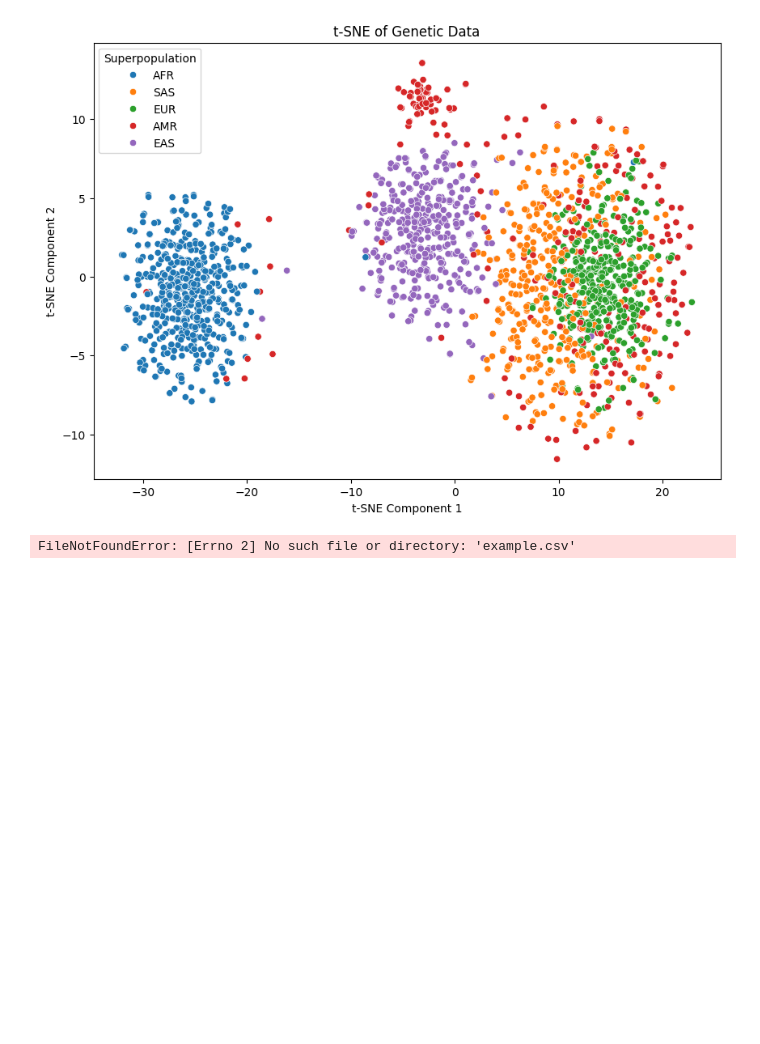
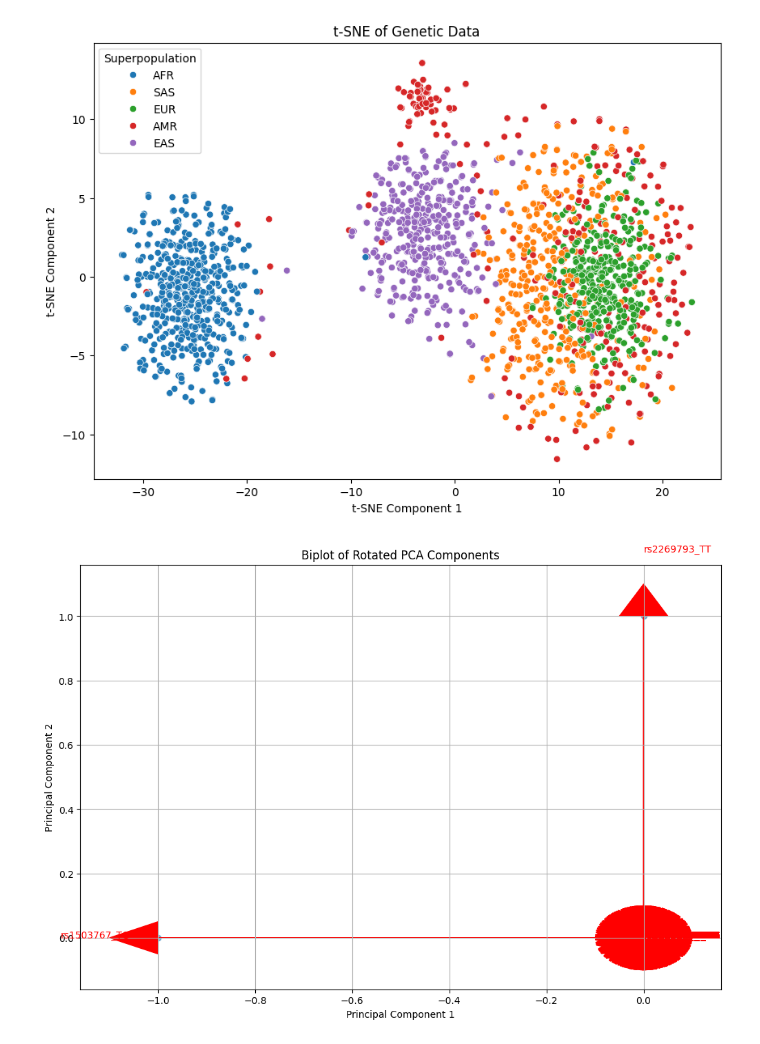
Before and after one commit to K-G-Witt/project4-team1, a Jupyter notebook: PCA.ipynb, the cells around one changed output. Saved outputs shown, nothing was run; the diff lists cells and outputs as text; code cells hidden in the pictures; blank space fills up the shorter version.

```diff
--- a/PCA.ipynb
+++ b/PCA.ipynb
@@ -287,26 +273,58 @@ plt.show()
 [figure]
 # %%
 
-# Chunker for later?
+# # Chunker for later?
 
-import pandas as pd
-def one_hot_encode_chunk(chunk, categorical_columns):
-    return pd.get_dummies(chunk, columns=categorical_columns)
-# Define the path to the large dataset
-file_path = 'example.csv'
-# Specify the columns to be one-hot encoded
-categorical_columns = ['category1', 'category2', 'category3']
-# Define the chunk size
-chunk_size = 10000
-# Initialize an empty list to store processed chunks
-processed_chunks = []
-# Read and process the data in chunks
-for chunk in pd.read_csv(file_path, chunksize=chunk_size):
-    # One-hot encode the categorical columns in the chunk
-    encoded_chunk = one_hot_encode_chunk(chunk, categorical_columns)
-# Concatenate all processed chunks into a single DataFrame
-processed_data = pd.concat(processed_chunks, axis=0)
-# Save the processed data to a new CSV file
-processed_data.to_csv('processed_large_dataset.csv', index=False)
+# import pandas as pd
+# def one_hot_encode_chunk(chunk, categorical_columns):
+#     return pd.get_dummies(chunk, columns=categorical_columns)
+# # Define the path to the large dataset
+# file_path = 'example.csv'
+# # Specify the columns to be one-hot encoded
+# categorical_columns = ['category1', 'category2', 'category3']
+# # Define the chunk size
+# chunk_size = 10000
+# # Initialize an empty list to store processed chunks
+# processed_chunks = []
+# # Read and process the data in chunks
+# for chunk in pd.read_csv(file_path, chunksize=chunk_size):
+#     # One-hot encode the categorical columns in the chunk
+#     encoded_chunk = one_hot_encode_chunk(chunk, categorical_columns)
+# # Concatenate all processed chunks into a single DataFrame
+# processed_data = pd.concat(processed_chunks, axis=0)
+# # Save the processed data to a new CSV file
+# processed_data.to_csv('processed_large_dataset.csv', index=False)
-# %% [output]
-FileNotFoundError: [Errno 2] No such file or directory: 'example.csv'
+# %%
+import numpy as np
+import pandas as pd
+from sklearn.decomposition import PCA
+from factor_analyzer import Rotator
+import seaborn as sns
+import matplotlib.pyplot as plt
+
+# Perform PCA
+pca = PCA()
+pca.fit(X_encoded)
+components = pca.components_
+
+# Apply rotation (e.g., Varimax rotation)
+rotator = Rotator(method='varimax')
+rotated_components = rotator.fit_transform(components)
+
+# Create the biplot
+plt.figure(figsize=(12, 8))
+plt.scatter(rotated_components[:, 0], rotated_components[:, 1], alpha=0.5)
+
+# Add arrows and labels
+for i, feature in enumerate(X_encoded.columns):
+    plt.arrow(0, 0, rotated_components[i, 0], rotated_components[i, 1],
+              head_width=0.1, head_length=0.1, color='r')
+    plt.text(rotated_components[i, 0] * 1.2, rotated_components[i, 1] * 1.2, feature, color='r')
+
+plt.xlabel('Principal Component 1')
+plt.ylabel('Principal Component 2')
+plt.title('Biplot of Rotated PCA Components')
+plt.grid(True)
+plt.show()
+# %% [output]
+[figure, added]
```
Also changed, not shown: parts of 1 cell of this notebook.
